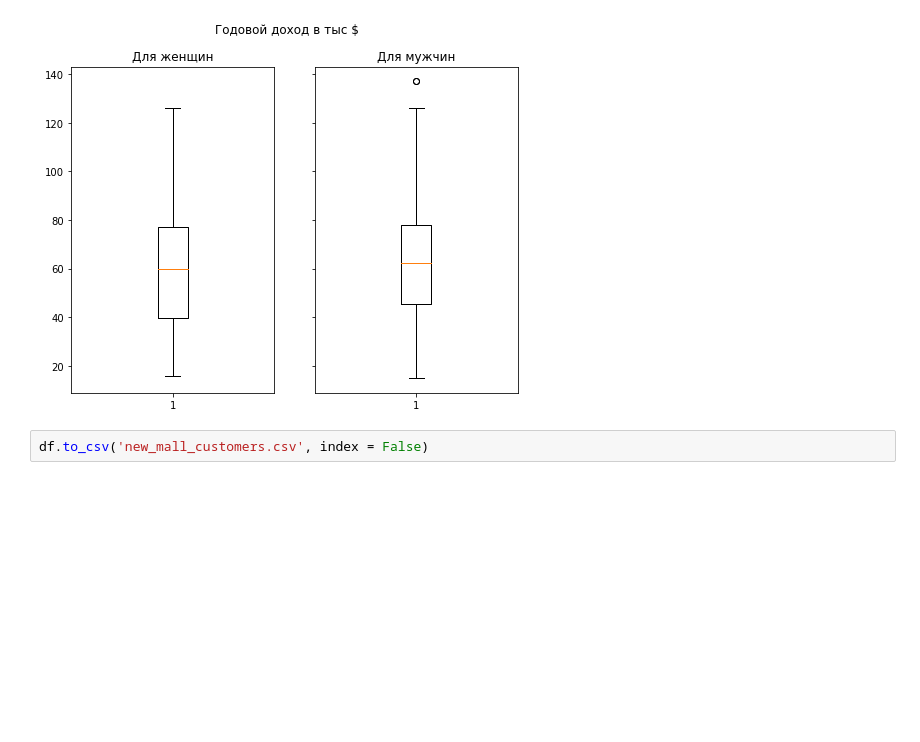
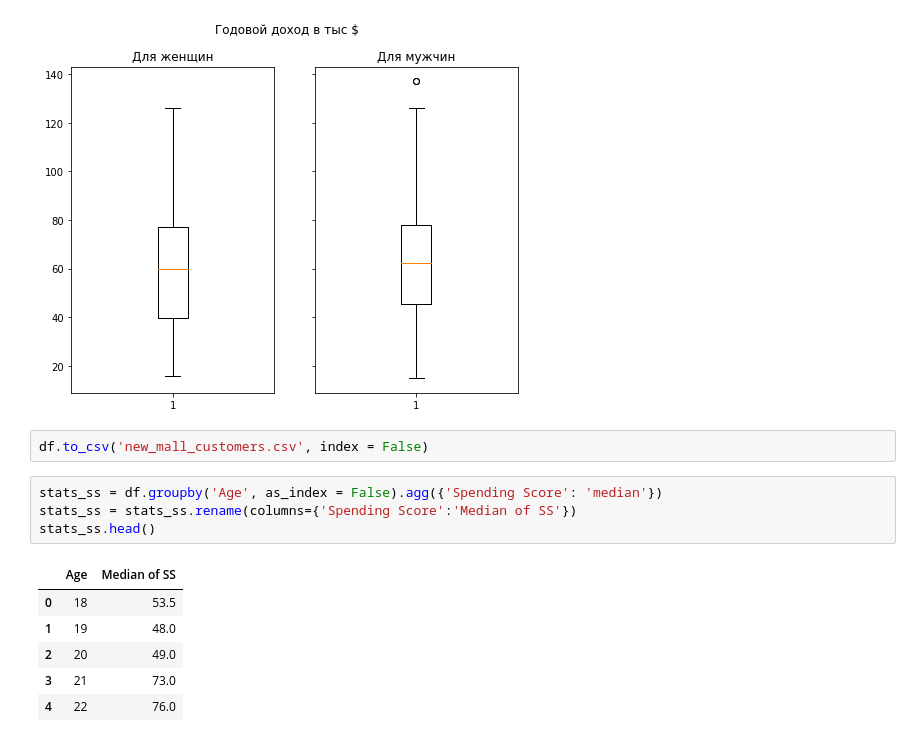
Before and after one commit to YaluninaTatiana/mall-customers-TY, a Jupyter notebook: Посетители магазина.ipynb, the cells around one changed output. Cells and saved outputs as stored; diff of their text form; blank space fills up the shorter version.

```diff
--- a/Посетители магазина.ipynb
+++ b/Посетители магазина.ipynb
@@ -129,3 +130,14 @@ plt.show();
 [figure]
 # %%
 df.to_csv('new_mall_customers.csv', index = False)
+# %%
+stats_ss = df.groupby('Age', as_index = False).agg({'Spending Score': 'median'})
+stats_ss = stats_ss.rename(columns={'Spending Score':'Median of SS'})
+stats_ss.head()
+# %% [output]
+|  | Age | Median of SS |
+| 0 | 18 | 53.5 |
+| 1 | 19 | 48.0 |
+| 2 | 20 | 49.0 |
+| 3 | 21 | 73.0 |
+| 4 | 22 | 76.0 |
```
Also changed, not shown: parts of 6 cells of this notebook.
